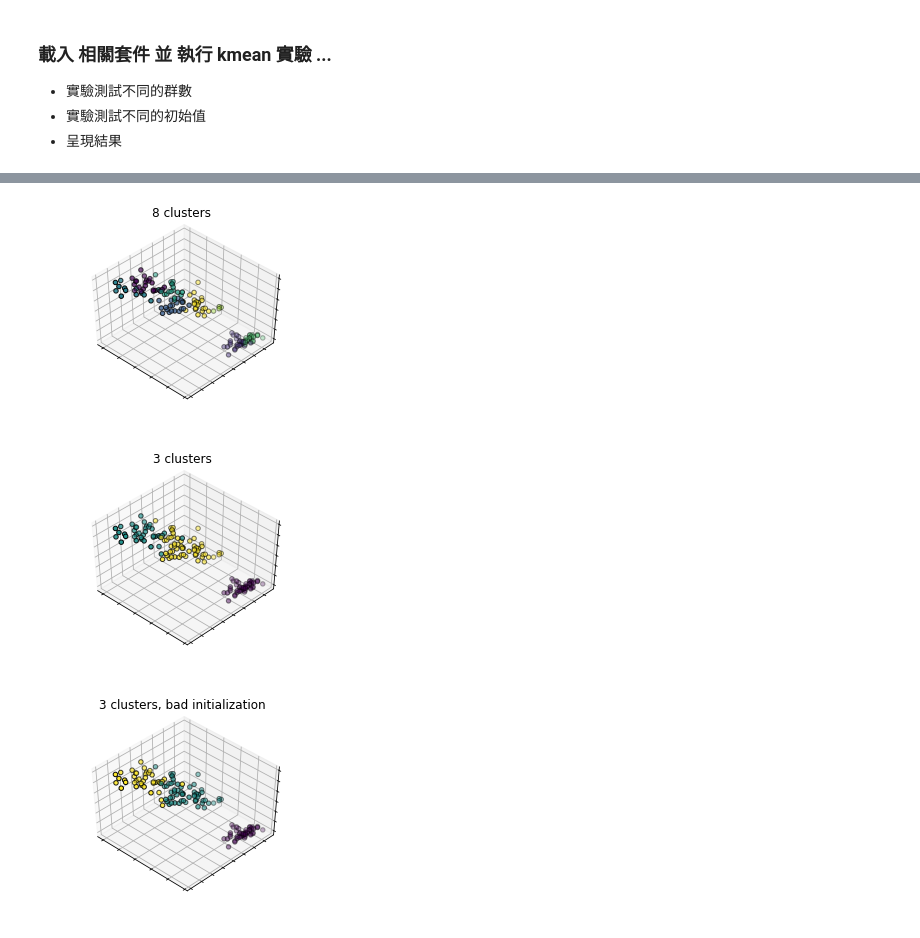
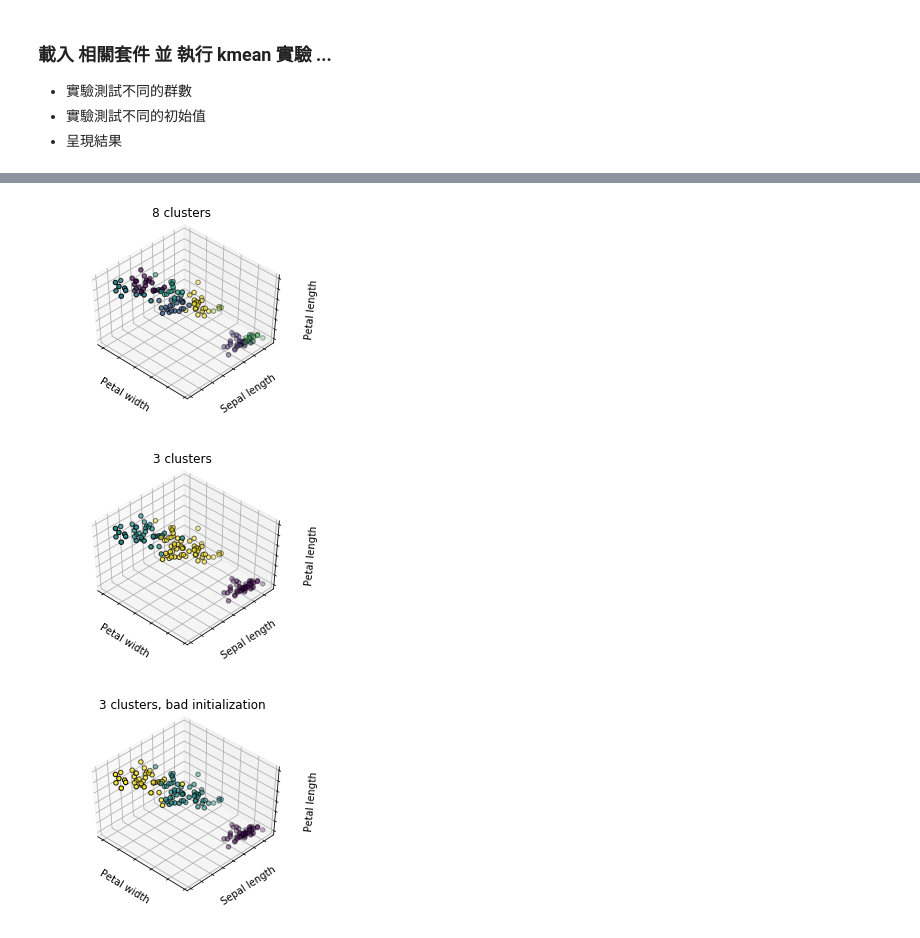
Before and after one commit to chinghwan/3rd-ML100Days, a Jupyter notebook: HW/HW48-60/Day_055_HW.ipynb, the cells around one changed output, grey strips where cells are left out. Saved outputs shown, nothing was run; the diff lists cells and outputs as text; code cells hidden in the pictures.

```diff
--- a/HW/HW48-60/Day_055_HW.ipynb
+++ b/HW/HW48-60/Day_055_HW.ipynb
@@ -69,34 +69,43 @@ for name, est in estimators:
     ax.w_xaxis.set_ticklabels([])
     ax.w_yaxis.set_ticklabels([])
     ax.w_zaxis.set_ticklabels([])
+
+    ax.set_xlabel('Petal width')
+    ax.set_ylabel('Sepal length')
+    ax.set_zlabel('Petal length')
+
     ax.set_title(titles[fignum - 1])
     ax.dist = 12
     fignum = fignum + 1
 
 # Plot the ground truth
 fig = plt.figure(fignum, figsize=(16, 12))
 ax = Axes3D(fig, rect=[0, 0, .95, 1], elev=48, azim=134)
 
 for name, label in [('cls0', 0),
                     ('cls1', 1),
                     ('cls2', 2)]:
     ax.text3D(X[y == label, 3].mean(),
               X[y == label, 0].mean(),
               X[y == label, 2].mean() + 2, name,
               horizontalalignment='center',
               bbox=dict(alpha=.2, edgecolor='w', facecolor='r'))
 # Reorder the labels to have colors matching the cluster results
 y = np.choose(y, [1, 2, 0]).astype(np.float)
 ax.scatter(X[:, 3], X[:, 0], X[:, 2], c=y, edgecolor='k')
 
 ax.w_xaxis.set_ticklabels([])
 ax.w_yaxis.set_ticklabels([])
 ax.w_zaxis.set_ticklabels([])
+ax.set_xlabel('Petal width')
+ax.set_ylabel('Sepal length')
+ax.set_zlabel('Petal length')
+
 ax.set_title('Ground Truth')
 ax.dist = 12
 
 #fig.show()
 # %% [output]
-[figure, old version]
+[figure, new version]
-[figure, old version]
+[figure, new version]
-[figure, old version]
+[figure, new version]
```
Also changed, not shown: parts of 1 cell of this notebook.
